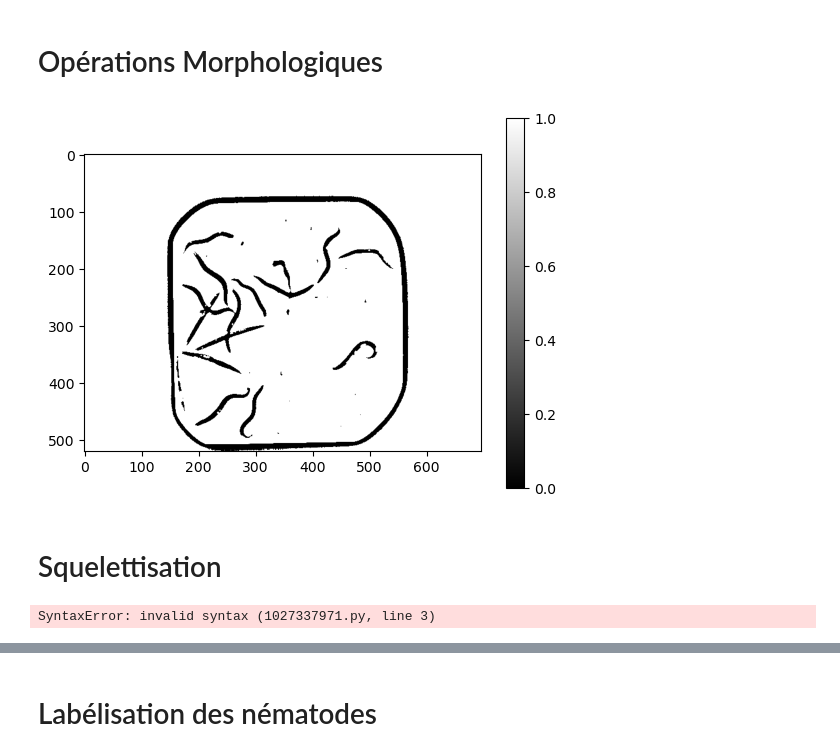
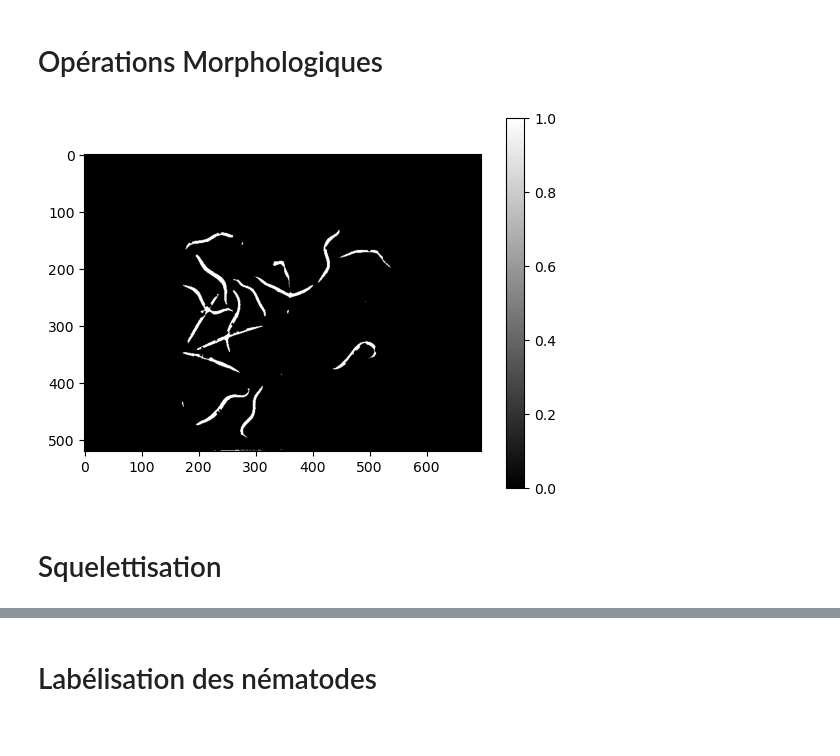
Before and after one commit to Lilian-GA/Nematode_status_assay, a Jupyter notebook: Nematods.ipynb, the cells around one changed output, grey strips where cells are left out. Saved outputs shown, nothing was run; the diff lists cells and outputs as text; code cells hidden in the pictures.

```diff
--- a/Nematods.ipynb
+++ b/Nematods.ipynb
@@ -187,19 +187,16 @@ def multiple_erosions_and_dilataions(bin_img,l):
             bin_img = dilatation(bin_img).copy()
     return bin_img
 # %%
-test = multiple_erosions_and_dilataions(l_img_local_thresholded[0],1*['d'])
+test = multiple_erosions_and_dilataions(l_img_local_thresholded_nematods[0],2*['e'])
 plt.imshow(test, cmap="gray")
 plt.colorbar()
 plt.show()
 # %% [output]
-[figure, old version]
+[figure, new version]
 # %% [markdown]
 # Squelettisation
 # %%
-skeleton = skeletonize()
+l_skeleton = []
 
-plt.imshow(, cmap="gray")
-plt.colorbar()
-plt.show()
+for img in l_img_local_thresholded_nematods:
+    l_skeleton.append(skeletonize(img))
-# %% [output]
-SyntaxError: invalid syntax (1027337971.py, line 3)
```
Also changed, not shown: parts of 1 cell of this notebook.
